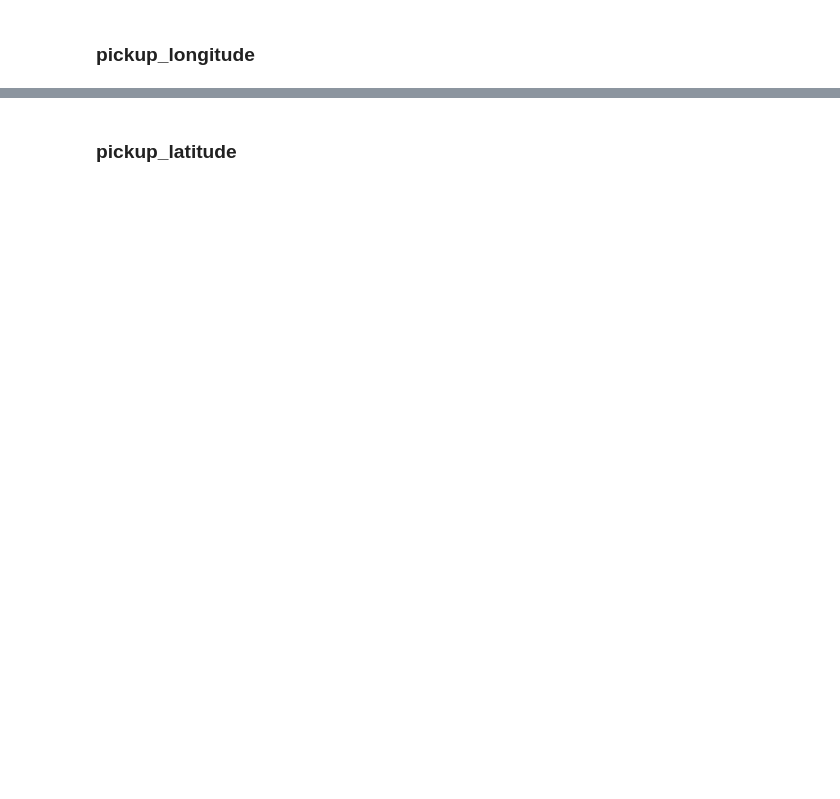
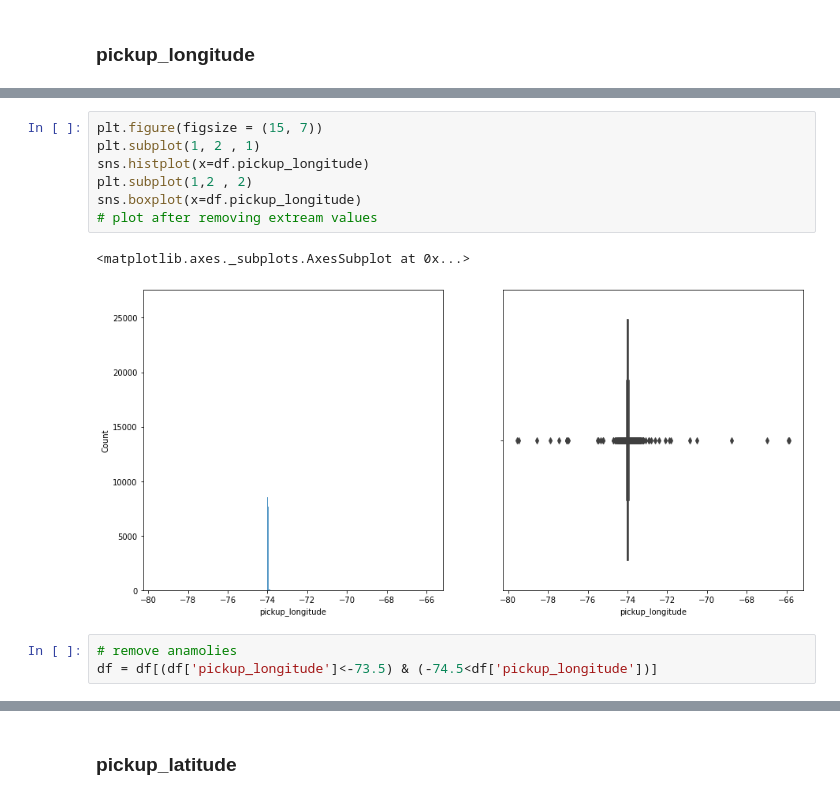
Before and after one commit to GaikwadSandesh/NYC_taxi_prediction, a Jupyter notebook: NYC_taxi_Prediction.ipynb, the cells around one changed output, grey strips where cells are left out. Drawn from its saved outputs; the diff is of its cells as text; blank space fills up the shorter version.

```diff
--- a/NYC_taxi_Prediction.ipynb
+++ b/NYC_taxi_Prediction.ipynb
@@ -126,2 +132,15 @@ df.shape
 df = df[(df['pickup_longitude']<-65) & (-85<df['pickup_longitude'])]
+# %%
+plt.figure(figsize = (15, 7))
+plt.subplot(1, 2 , 1)
+sns.histplot(x=df.pickup_longitude)
+plt.subplot(1,2 , 2)
+sns.boxplot(x=df.pickup_longitude)
+# plot after removing extream values
+# %% [output]
+<matplotlib.axes._subplots.AxesSubplot at 0x...>
+[figure, added]
+# %%
+# remove anamolies
+df = df[(df['pickup_longitude']<-73.5) & (-74.5<df['pickup_longitude'])]
 # %%
```
Also changed, not shown: parts of 47 cells of this notebook.
